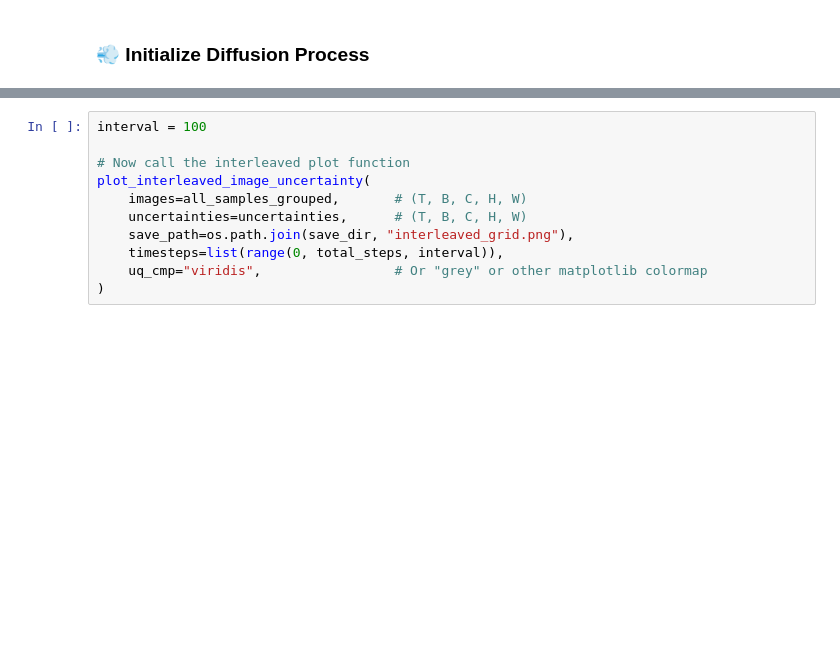
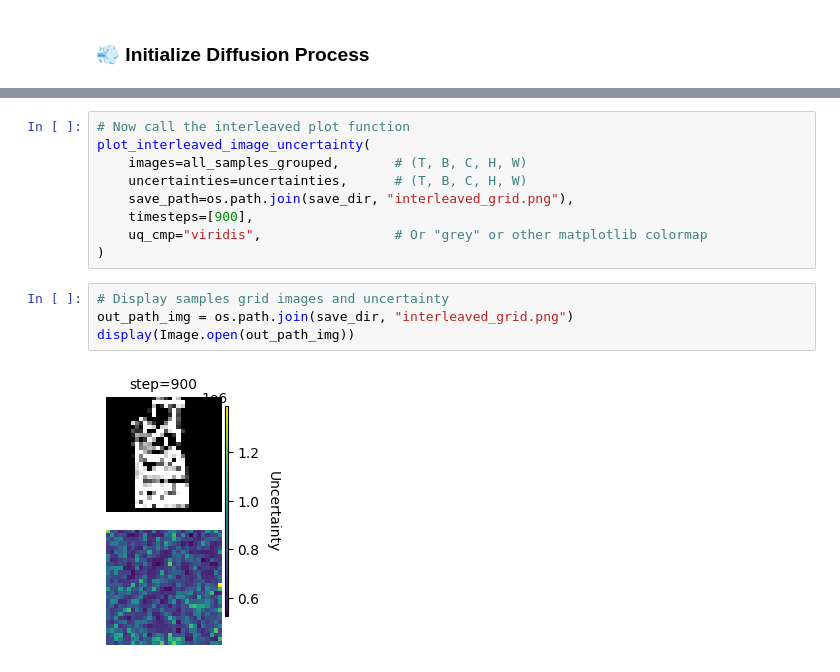
Before and after one commit to Jac-Zac/PML_DL_Final_Project, a Jupyter notebook: notebooks/notebook_llla_diff.ipynb, the cells around one changed output, grey strips where cells are left out. Drawn from its saved outputs; the diff is of its cells as text; blank space fills up the shorter version.

```diff
--- a/notebooks/notebook_llla_diff.ipynb
+++ b/notebooks/notebook_llla_diff.ipynb
@@ -326,14 +429,18 @@ Step 0
 # %%
-interval = 100
-
 # Now call the interleaved plot function
 plot_interleaved_image_uncertainty(
     images=all_samples_grouped,       # (T, B, C, H, W)
     uncertainties=uncertainties,      # (T, B, C, H, W)
     save_path=os.path.join(save_dir, "interleaved_grid.png"),
-    timesteps=list(range(0, total_steps, interval)),
+    timesteps=[900],
     uq_cmp="viridis",                 # Or "grey" or other matplotlib colormap
 )
+# %%
+# Display samples grid images and uncertainty
+out_path_img = os.path.join(save_dir, "interleaved_grid.png")
+display(Image.open(out_path_img))
+# %% [output]
+[figure, added]
 # %%
 # plot_uncertainty_sums(uncertainties, samples=[0,2,5]), save_path="uncertainty_plot.png")  # save to file only specific samples
 # Slice the first tensor dimension to only take every 50
```
Also changed, not shown: parts of 7 cells of this notebook, 2 other files.
